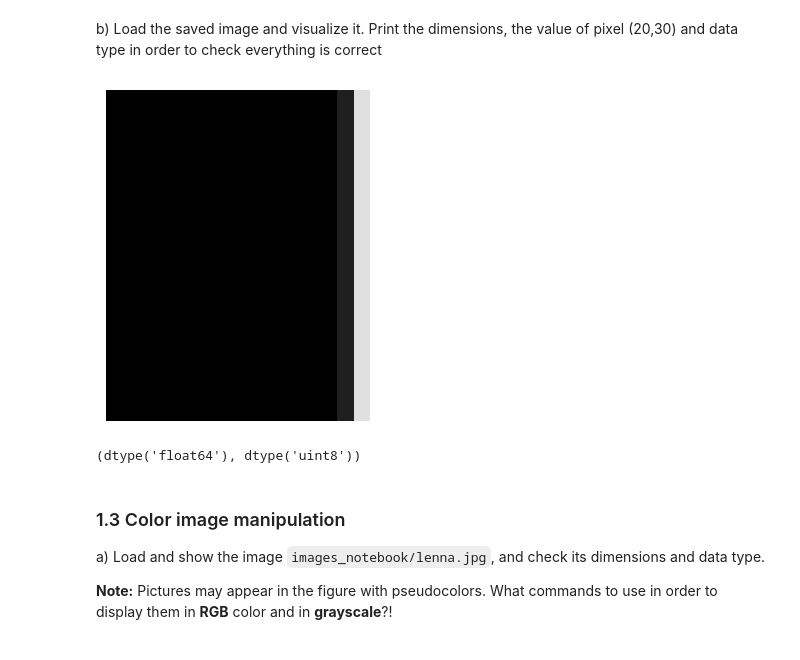
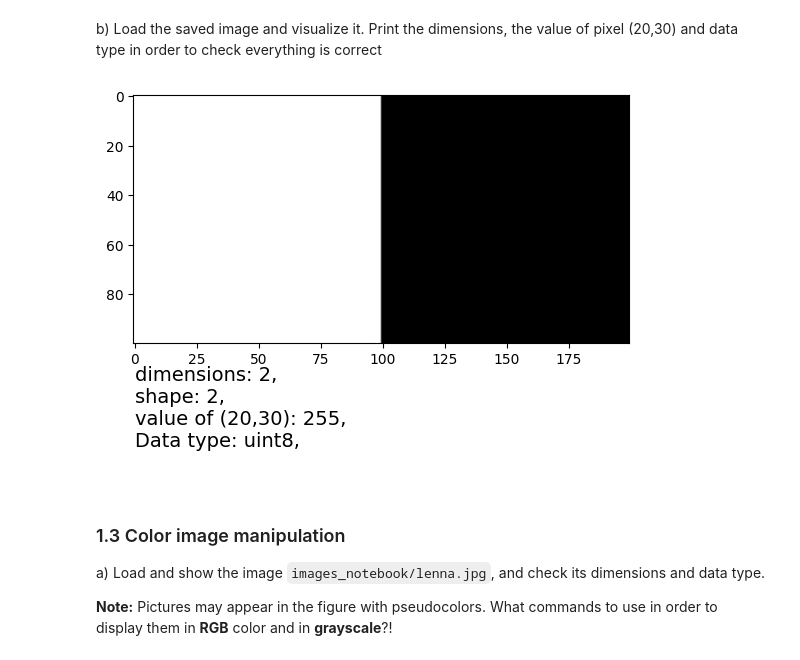
Before and after one commit to junjielyu13/Junior-Fall-Missions, a Jupyter notebook: VisioAI/Practica/Practica1/p1-20220914/p1_2022_23_Junjie.ipynb, the cells around one changed output. Cells and saved outputs as stored; diff of their text form; code cells hidden in the pictures.

```diff
--- a/VisioAI/Practica/Practica1/p1-20220914/p1_2022_23_Junjie.ipynb
+++ b/VisioAI/Practica/Practica1/p1-20220914/p1_2022_23_Junjie.ipynb
@@ -105,25 +109,27 @@ a) Use the IO image package to save the previously image:
 io.imsave('images_notebook/image-Grayscale-HalfBlackHalfWhite.jpeg',imageGrayscale)
 # %% [markdown]
 b) Load the saved image and visualize it. Print the dimensions, the value of pixel (20,30) and data type in order to check everything is correct
-# %%
-#Your solution
-from skimage.transform import resize
-from skimage import img_as_ubyte
-
-image_saved = io.imread('images_notebook/image-Grayscale-HalfBlackHalfWhite.jpeg')
-
-
-image_resized = resize(image_saved, (20,30))
-image_resized_int = img_as_ubyte(image_resized)
-
-plt.imshow(image_resized_int, cmap='gray')
-plt.axis('off')
-plt.show()
-
-image_resized.dtype, image_resized_int.dtype
-# %% [output]
-[figure, removed]
-(dtype('float64'), dtype('uint8'))
+# %%
+#Your solution
+
+image_saved = io.imread('images_notebook/image-Grayscale-HalfBlackHalfWhite.jpeg')
+
+image_saved_dim = image_saved.ndim
+image_saved_shape = image_saved.ndim
+image_saved_value = image_saved[20,30]
+image_saved_type = image_saved.dtype
+
+image_saved_details = f"\
+dimensions: {image_saved_dim}, \n\
+shape: {image_saved_shape}, \n\
+value of (20,30): {image_saved_value}, \n\
+Data type: {image_saved_type}, \n"
+
+plt.imshow(image_saved, cmap='gray')
+plt.text(0, 150, image_saved_details, fontsize=14)
+plt.show()
+# %% [output]
+[figure, added]
 # %% [markdown]
 ### 1.3 Color image manipulation
 
```
Also changed, not shown: parts of 29 cells of this notebook, 1 other file.
